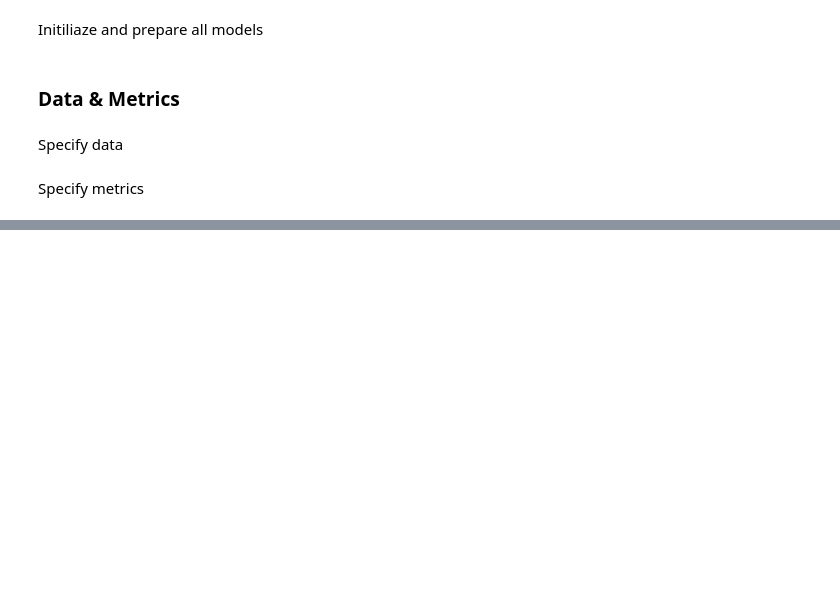
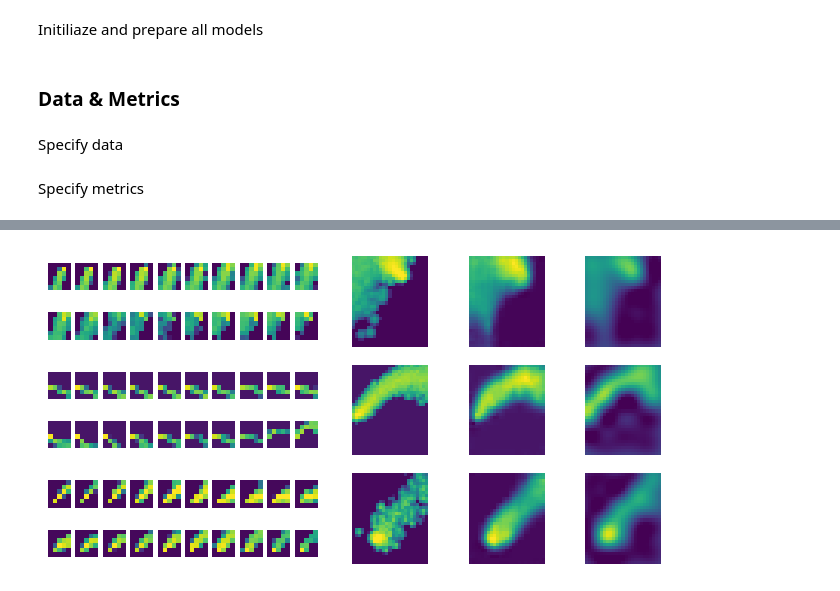
Before and after one commit to BAMresearch/SRGDM, a Jupyter notebook: Vanilla Test Set - Sequential.ipynb, the cells around one changed output, grey strips where cells are left out. Drawn from its saved outputs; the diff is of its cells as text; code cells hidden in the pictures; blank space fills up the shorter version.

```diff
--- a/Vanilla Test Set - Sequential.ipynb
+++ b/Vanilla Test Set - Sequential.ipynb
@@ -28,6 +91,25 @@ from torch.utils import data
 from data.gdm_dataset import GasDataSet
 
 dataset = GasDataSet("data/30x25/test.pt", seq_len=20)
+# %%
+# Load data
+
+import pickle
+
+X_path = "models/esm/X.pkl"
+X_all = pickle.load(open(X_path, "rb"))
+
+y_path = "models/esm/y.pkl"
+y_all = pickle.load(open(y_path, "rb" ) )
+
+
+# Load ESM predictions
+
+from scipy.io import loadmat
+
+y_esm_path = "models/esm/preds_bandwidth3_5_regDelay19.mat"
+y_esm_all = loadmat(y_esm_path, verify_compressed_data_integrity=False)
+y_esm_all = y_esm_all["export"]
 # %% [markdown]
 Specify metrics
 # %%
@@ -77,0 +199,76 @@ decoder:         0.003545727115124464
+# %%
+min_idx = 2137
+max_idx = 11277
+
+idxs = [2138,11277, 5278]
+
+X_list = [X_all[idxs[0]].unsqueeze(0),
+          X_all[idxs[1]].unsqueeze(0),
+          X_all[idxs[2]].unsqueeze(0)]
+y_list = [y_all[idxs[0]].unsqueeze(0).unsqueeze(0),
+          y_all[idxs[1]].unsqueeze(0).unsqueeze(0),
+          y_all[idxs[2]].unsqueeze(0).unsqueeze(0)]
+y_esm_list = [torch.tensor(np.reshape(y_esm_all[idxs[0]],[30,25], order="F")),
+              torch.tensor(np.reshape(y_esm_all[idxs[1]],[30,25], order="F")),
+              torch.tensor(np.reshape(y_esm_all[idxs[2]],[30,25], order="F")),
+             ]
+
+
+import matplotlib.pyplot as plt
+
+
+
+fig = plt.figure(figsize=(8,4))
+widths = [3, 1, 1, 1]
+
+rows = len(X_list)
+
+outer_grid = fig.add_gridspec(rows, 4, wspace=0.2, width_ratios=widths)
+
+
+for row in range(rows):
+    yhat = decoder(X_list[row])
+    vmin = yhat.min().detach().numpy()
+    vmax = yhat.max().detach().numpy()
+
+    # Add the two axes to create the "broken" axes
+    inner_grid = outer_grid[row, 0].subgridspec(ncols=10, nrows=2, wspace=0.2)
+    ax1 = inner_grid.subplots()
+
+    img_i = 0
+    for xrow in ax1:
+        for xcol in xrow:
+            xcol.imshow(X_list[row].squeeze()[img_i], vmin=vmin, vmax=vmax)
+            xcol.axis('off')
+            img_i += 1
+
+    # Truth
+    ax2 = fig.add_subplot(outer_grid[row, 1])
+    ax2.imshow(y_list[row].squeeze(), vmin=vmin, vmax=vmax)
+    ax2.axis('off')
+
+    # Decoder
+    ax3 = fig.add_subplot(outer_grid[row, 2])
+    ax3.imshow(decoder(X_list[row]).squeeze().detach().numpy(), vmin=vmin, vmax=vmax)
+    ax3.axis('off')
+
+    # ESM
+    ax4 = fig.add_subplot(outer_grid[row, 3])
+    ax4.imshow(y_esm_list[row], vmin=vmin, vmax=vmax)
+    ax4.axis('off')
+
+#plt.show()
+
+import matplotlib as mpl
+
+mpl.rcParams.update({
+    "pgf.texsystem": "pdflatex",
+    'font.family': 'serif',
+    'font.size' : '5',
+    #'text.usetex': True,
+    'pgf.rcfonts': False,
+})
+
+mpl.pyplot.savefig("pgf/sequential-pred/sequential-pred.pgf", bbox_inches='tight', facecolor="w", pad_inches=0, dpi=500)
+# %% [output]
+[figure, added]
```
Also changed, not shown: parts of 20 cells of this notebook, 5 other files.
